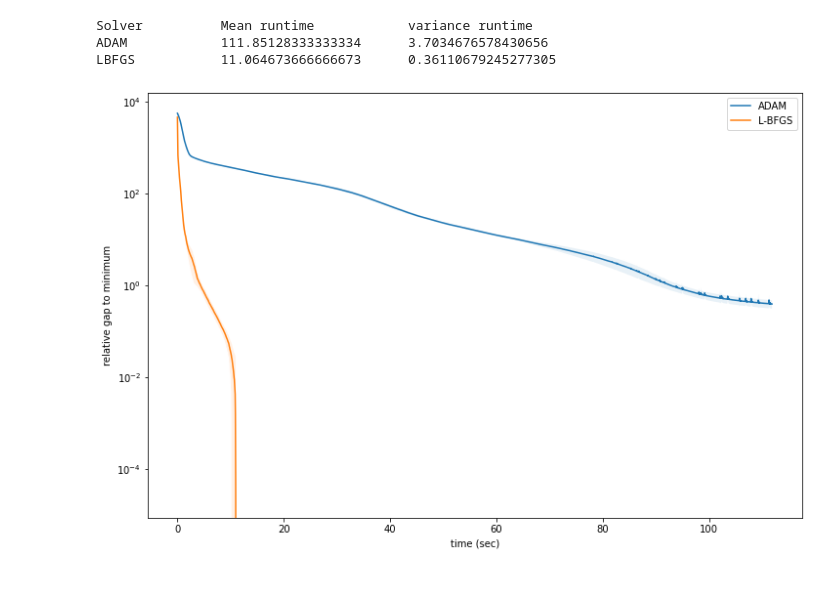
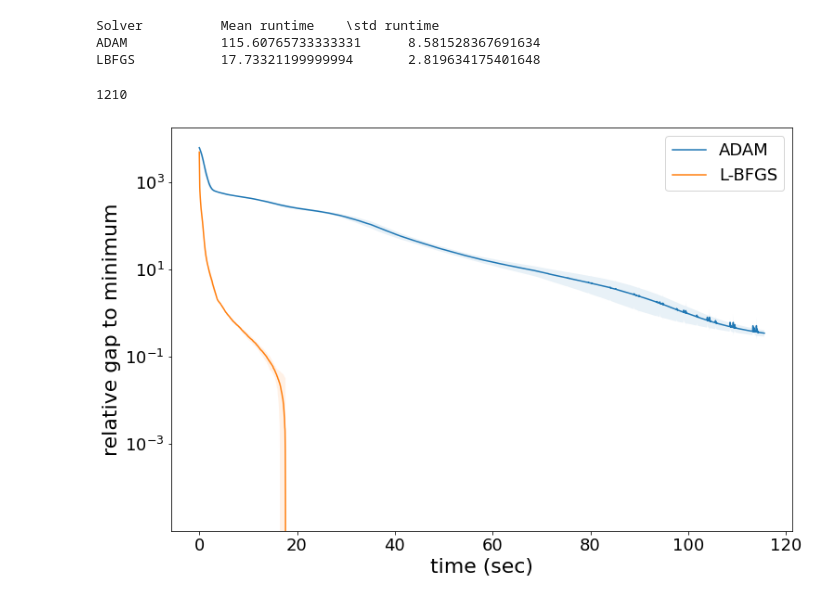
Before and after one commit to michelebersani/ComputationalMathematics, a Jupyter notebook: comparison_plots.ipynb, the cells around one changed output. Cells and saved outputs as stored; diff of their text form; code cells hidden in the pictures.

```diff
--- a/comparison_plots.ipynb
+++ b/comparison_plots.ipynb
@@ -22,7 +22,7 @@ Y_scaler = StandardScaler()
 Y_scaled = Y_scaler.fit_transform(Y_data)
 
 # np.random.seed(11)
-model = NN_model([10, 20, 20, 2], Sigmoid, MSE)
+model = NN_model([10, 50, 50, 2], Sigmoid, MSE)
 model.init_weights()
 reg_loss = L2_reg(1e-4)
 
@@ -87,13 +87,13 @@ for i in range(runs):
     lbfgs_f_times.append(solver.time_evaluations)
     lbfgs_f_evals.append(solver.feval)
 
-print("Solver \t\tMean runtime\t\tvariance runtime")
+print("Solver \t\tMean runtime\t\std runtime")
 print(f"ADAM\t\t{np.mean(adam_runtimes)}\t{np.std(adam_runtimes)}")
 print(f"LBFGS\t\t{np.mean(lbfgs_runtimes)}\t{np.std(lbfgs_runtimes)}")
 # %% [output]
-Solver          Mean runtime            variance runtime
-ADAM            111.85128333333334      3.7034676578430656
-LBFGS           11.064673666666673      0.36110679245277305
+Solver          Mean runtime    \std runtime
+ADAM            115.60765733333331      8.581528367691634
+LBFGS           17.73321199999994       2.819634175401648
 # %%
 if lbfgs_f_values is not None and adam_f_values is not None:
     run_1 = pair_vector(adam_f_values)
@@ -117,33 +117,36 @@ if lbfgs_f_values is not None and adam_f_values is not None:
 
     for i in range(0,len(df_1["value"].to_numpy()),runs):
         X1.append(np.mean(df_3["value"].to_numpy()[i:i+runs]))
         Y1.append(np.mean(df_1["value"].to_numpy()[i:i+runs]))
         y1_std.append(np.std(df_1["value"].to_numpy()[i:i+runs]))
 
     for i in range(0,len(df_2["value"].to_numpy()),runs):
         X2.append(np.mean(df_4["value"].to_numpy()[i:i+runs]))
         Y2.append(np.mean(df_2["value"].to_numpy()[i:i+runs]))
         y2_std.append(np.std(df_2["value"].to_numpy()[i:i+runs]))
 
+    print(len(X2))
     f_star = min(min(Y1),min(Y2))
     for i in range(len(Y1)):
         Y1[i] = (Y1[i] - f_star) / f_star
         y1_std[i] = y1_std[i]/f_star
     for i in range(len(Y2)):
         Y2[i] = (Y2[i] - f_star) / f_star
         y2_std[i] = y2_std[i]/f_star
 
     # Plot fevals
+    plt.rcParams.update({'font.size': 18,'font.weight':'normal','font.family':'sans-serif'})
     fig, ax = plt.subplots(figsize=(12,8))
     ax.plot(np.asarray(X1)-X1[0],Y1, label='ADAM')
     ax.fill_between(np.asarray(X1)-X1[0], np.asarray(Y1)-np.asarray(y1_std),np.asarray(Y1)+np.asarray(y1_std),alpha=0.1,interpolate = True)
     ax.plot(np.asarray(X2)-X2[0],Y2, label='L-BFGS')
     ax.fill_between(np.asarray(X2)-X2[0], np.asarray(Y2)-np.asarray(y2_std),np.asarray(Y2)+np.asarray(y2_std),alpha=0.1,interpolate = True)
     plt.yscale("log")
     plt.legend()
-    ax.set_xlabel('time (sec)')
-    ax.set_ylabel('relative gap to minimum')
+    ax.set_xlabel('time (sec)',fontsize=22)
+    ax.set_ylabel('relative gap to minimum',fontsize=22)
 
     plt.show()
 # %% [output]
+1210
-[figure, old version]
+[figure, new version]
```
Also changed, not shown: 5 other files.
